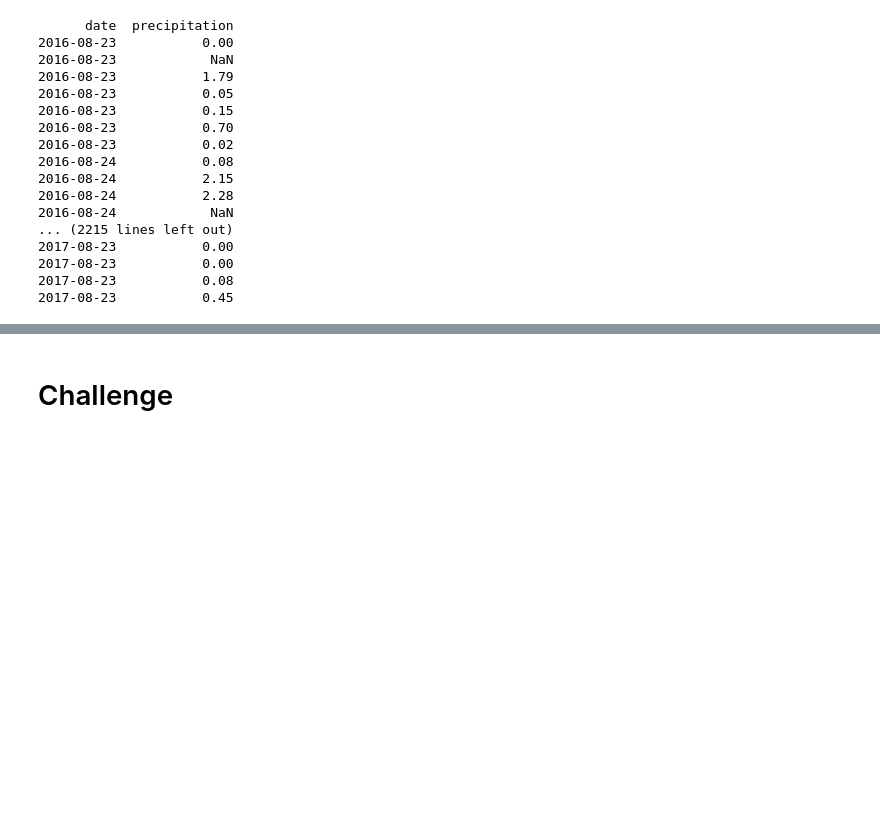
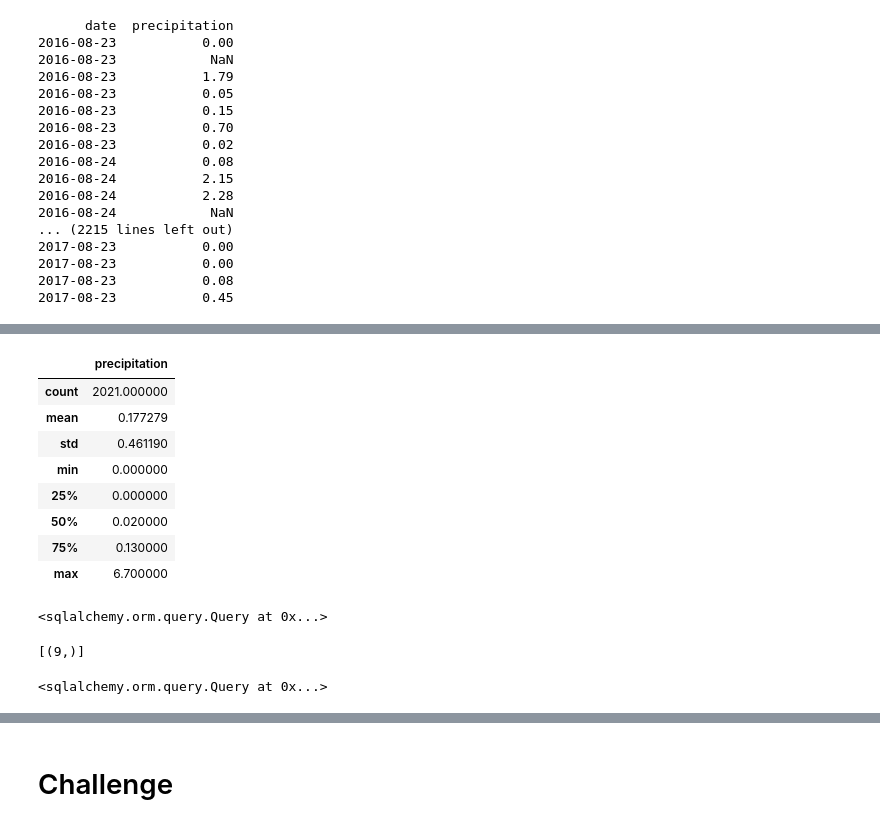
Before and after one commit to ridariazz/surfs_up, a Jupyter notebook: climate_analysis.ipynb, the cells around one changed output, grey strips where cells are left out. Saved outputs shown, nothing was run; the diff lists cells and outputs as text; code cells hidden in the pictures; blank space fills up the shorter version.

```diff
--- a/climate_analysis.ipynb
+++ b/climate_analysis.ipynb
@@ -160,5 +160,31 @@ df.plot()
 # %%
 # Use Pandas to calcualte the summary statistics for the precipitation data
 # finding mean, minimum, maximum, standard deviation, and percentiles
+# count is the number of times precipitation was observed
+# The other statistics are the precipitation amounts for each station for each day.
+
+df.describe()
+# %% [output]
+|  | precipitation |
+| count | 2021.000000 |
+| mean | 0.177279 |
+| std | 0.461190 |
+| min | 0.000000 |
+| 25% | 0.000000 |
+| 50% | 0.020000 |
+| 75% | 0.130000 |
+| max | 6.700000 |
+# %%
+# Finding out the number of stations
+session.query()
+# %% [output]
+<sqlalchemy.orm.query.Query at 0x...>
+# %%
+# find stations by referencing Station.station, which will give us the number of stations
+# add .all() to end of query to get results as list
+
+session.query(func.count(Station.station)).all()
+# %% [output]
+[(9,)]
 # %%
 # How many stations are available in this dataset?
@@ -165,3 +193,8 @@ df.plot()
 # %%
 # What are the most active stations?
 # List the stations and the counts in descending order.
+
+# step 1:
+session.query()
+# %% [output]
+<sqlalchemy.orm.query.Query at 0x...>
```
Also changed, not shown: parts of 11 cells of this notebook.
